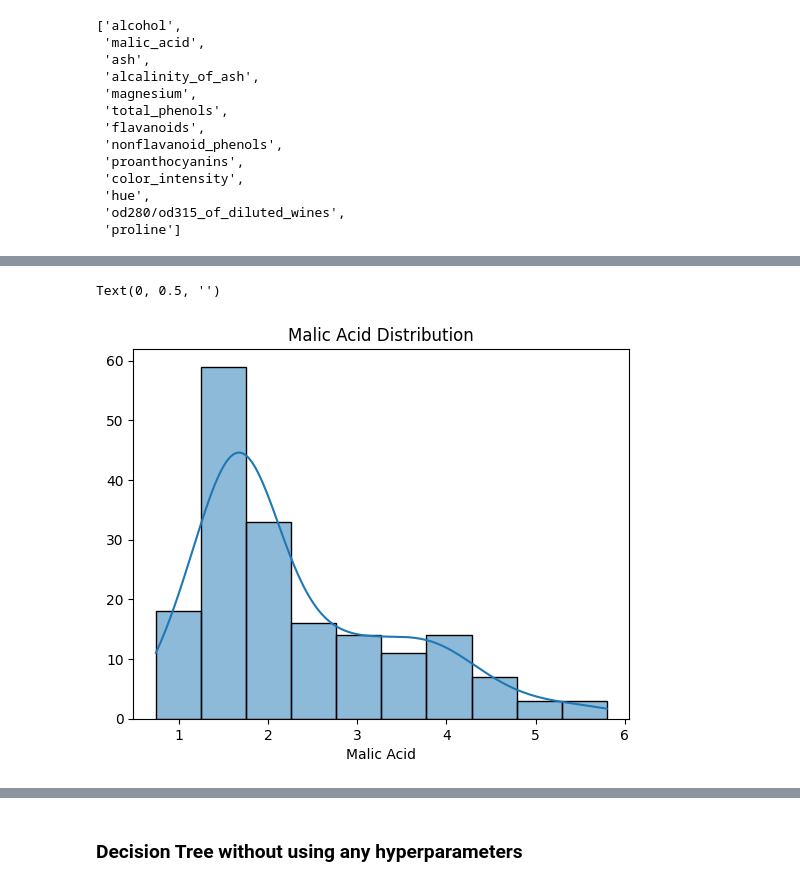
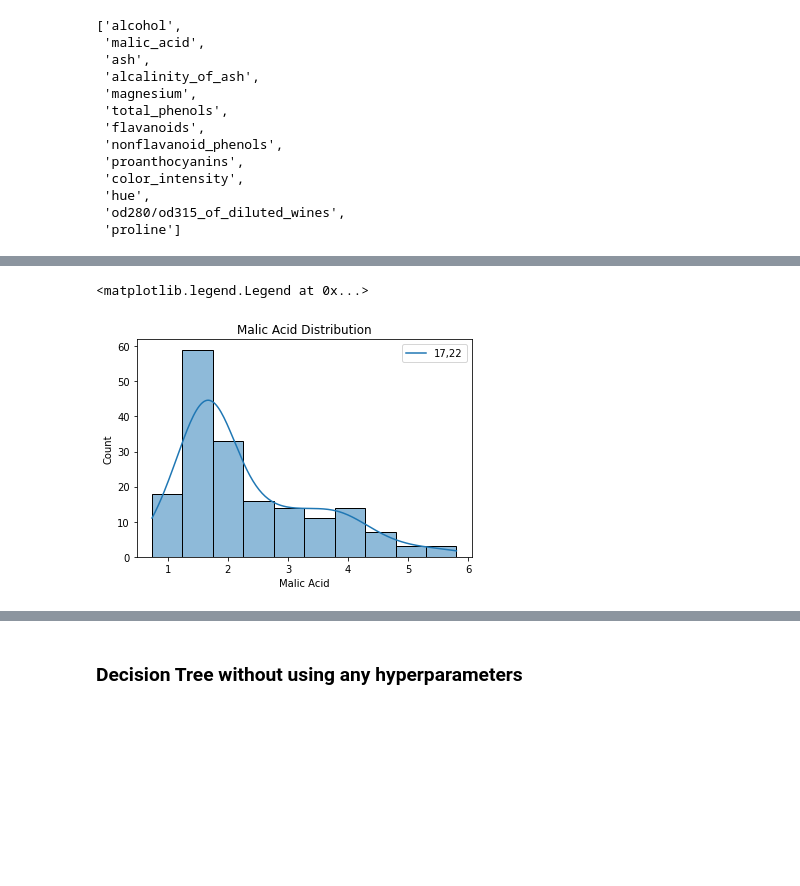
Before and after one commit to Kaustuv-Karki/Data-mining, a Jupyter notebook: DecisionTree/DecisionTree.ipynb, the cells around one changed output, grey strips where cells are left out. Saved outputs shown, nothing was run; the diff lists cells and outputs as text; code cells hidden in the pictures; blank space fills up the shorter version.

```diff
--- a/DecisionTree/DecisionTree.ipynb
+++ b/DecisionTree/DecisionTree.ipynb
@@ -200,11 +201,12 @@ Text(0, 0.5, '')
 # %%
 sns.histplot(data["malic_acid"], kde=True)
 plt.title("Malic Acid Distribution")
 plt.xlabel("Malic Acid")
-plt.ylabel("")
+plt.ylabel("Count")
+plt.legend(["17,22"])
 # %% [output]
-Text(0, 0.5, '')
+<matplotlib.legend.Legend at 0x...>
-[figure, old version]
+[figure, new version]
 # %%
 sns.histplot(data["ash"], kde=True)
 plt.title("Ash Distribution")
```
Also changed, not shown: parts of 39 cells of this notebook, 6 other files.
